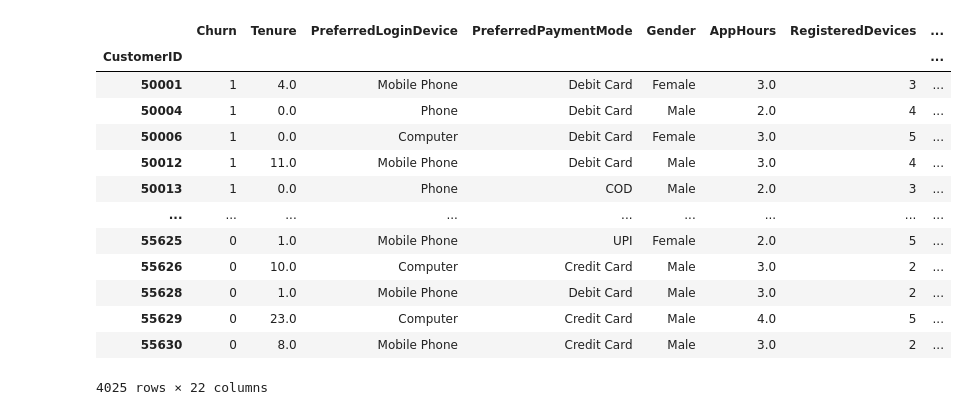
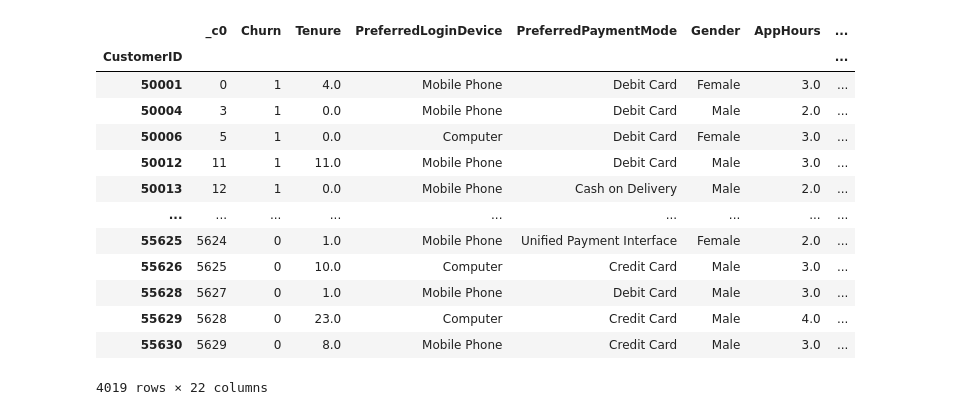
Before and after one commit to rhisehl/Customer-Churn-Model, a Jupyter notebook: Data_Analysis/Data_Analysis.ipynb, the cells around one changed output. Drawn from its saved outputs; the diff is of its cells as text; code cells hidden in the pictures.

```diff
--- a/Data_Analysis/Data_Analysis.ipynb
+++ b/Data_Analysis/Data_Analysis.ipynb
@@ -28,0 +74,11 @@ s3.Bucket(BUCKET_NAME).download_file(KEY,'cleaned_data.csv')
+# %%
+# Create a SparkSession
+spark = SparkSession.builder.appName("SparkSQL").getOrCreate()
+
+# Import additional dependency
+from pyspark import SparkFiles
+# %%
+# Create Spark dataframe
+spark.sparkContext.addFile('/content/cleaned_data.csv')
+df_spark = spark.read.csv(SparkFiles.get("cleaned_data.csv"),header=True,inferSchema=True,quote="\"",escape="\"")
+df_spark.show()
@@ -29,20 +103,23 @@ s3.Bucket(BUCKET_NAME).download_file(KEY,'cleaned_data.csv')
+# %%
+# Convert Spark DF to Pandas DF
+df_spark.createOrReplaceTempView("customers")
+df = spark.sql("""SELECT * FROM customers""").toPandas()
 # %%
-# Read CSV into DataFrame
-df = pd.read_csv('cleaned_data.csv',index_col=0)
+# Reset index
 df.set_index("CustomerID",inplace=True)
 df
 # %% [output]
-|  | Churn | Tenure | PreferredLoginDevice | PreferredPaymentMode | Gender | AppHours | RegisteredDevices | ... |
+|  | _c0 | Churn | Tenure | PreferredLoginDevice | PreferredPaymentMode | Gender | AppHours | ... |
 | CustomerID |  |  |  |  |  |  |  | ... |
-| 50001 | 1 | 4.0 | Mobile Phone | Debit Card | Female | 3.0 | 3 | ... |
-| 50004 | 1 | 0.0 | Phone | Debit Card | Male | 2.0 | 4 | ... |
-| 50006 | 1 | 0.0 | Computer | Debit Card | Female | 3.0 | 5 | ... |
-| 50012 | 1 | 11.0 | Mobile Phone | Debit Card | Male | 3.0 | 4 | ... |
-| 50013 | 1 | 0.0 | Phone | COD | Male | 2.0 | 3 | ... |
+| 50001 | 0 | 1 | 4.0 | Mobile Phone | Debit Card | Female | 3.0 | ... |
+| 50004 | 3 | 1 | 0.0 | Mobile Phone | Debit Card | Male | 2.0 | ... |
+| 50006 | 5 | 1 | 0.0 | Computer | Debit Card | Female | 3.0 | ... |
+| 50012 | 11 | 1 | 11.0 | Mobile Phone | Debit Card | Male | 3.0 | ... |
+| 50013 | 12 | 1 | 0.0 | Mobile Phone | Cash on Delivery | Male | 2.0 | ... |
 | ... | ... | ... | ... | ... | ... | ... | ... | ... |
-| 55625 | 0 | 1.0 | Mobile Phone | UPI | Female | 2.0 | 5 | ... |
-| 55626 | 0 | 10.0 | Computer | Credit Card | Male | 3.0 | 2 | ... |
-| 55628 | 0 | 1.0 | Mobile Phone | Debit Card | Male | 3.0 | 2 | ... |
-| 55629 | 0 | 23.0 | Computer | Credit Card | Male | 4.0 | 5 | ... |
-| 55630 | 0 | 8.0 | Mobile Phone | Credit Card | Male | 3.0 | 2 | ... |
+| 55625 | 5624 | 0 | 1.0 | Mobile Phone | Unified Payment Interface | Female | 2.0 | ... |
+| 55626 | 5625 | 0 | 10.0 | Computer | Credit Card | Male | 3.0 | ... |
+| 55628 | 5627 | 0 | 1.0 | Mobile Phone | Debit Card | Male | 3.0 | ... |
+| 55629 | 5628 | 0 | 23.0 | Computer | Credit Card | Male | 4.0 | ... |
+| 55630 | 5629 | 0 | 8.0 | Mobile Phone | Credit Card | Male | 3.0 | ... |
-4025 rows × 22 columns
+4019 rows × 22 columns
```
Also changed, not shown: parts of 14 cells of this notebook, 1 other file.
